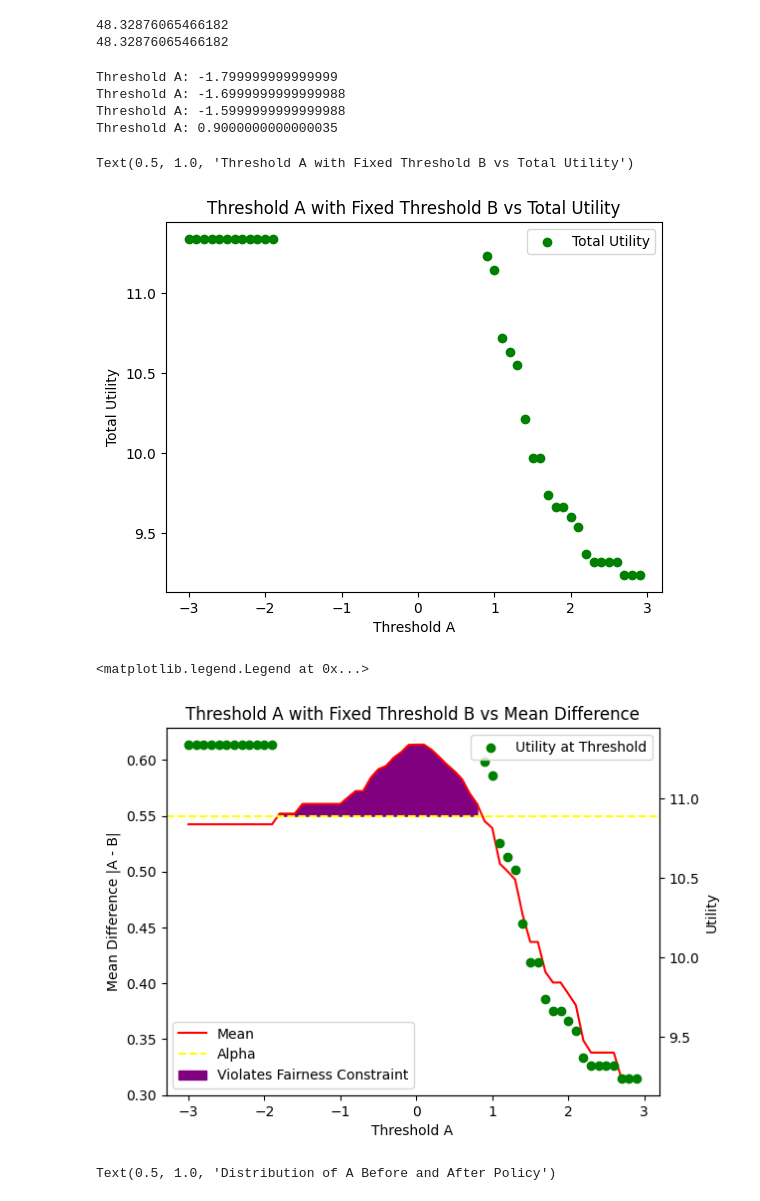
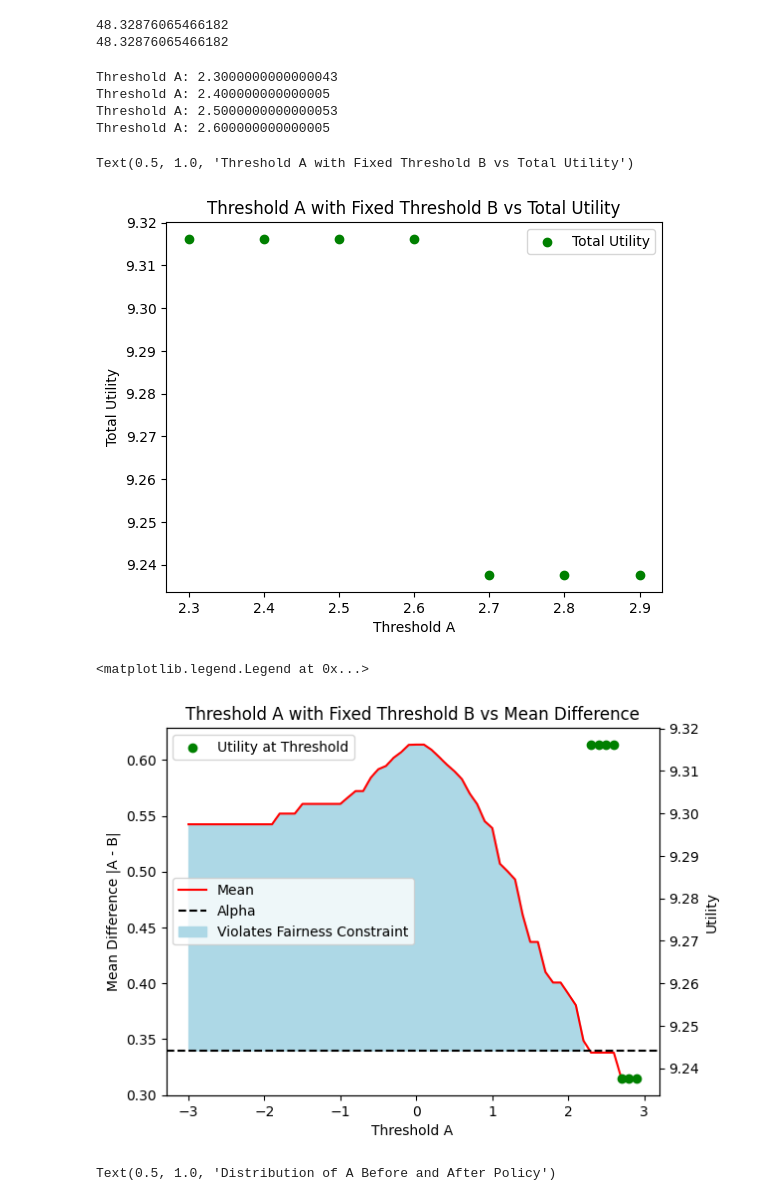
Before and after one commit to joeljins/RoAR, a Jupyter notebook: fairness/fair_thresholding_alt.ipynb, the cells around one changed output. Drawn from its saved outputs; the diff is of its cells as text; code cells hidden in the pictures.

```diff
--- a/fairness/fair_thresholding_alt.ipynb
+++ b/fairness/fair_thresholding_alt.ipynb
@@ -64,7 +64,7 @@ for alpha in tqdm(alphas):
         y_thresh_A.append(thresh_A)
         y_thresh_B.append(thresh_B)
         y_util.append(max_util)
-        pof = 1 - (y_opt/max_util)
+        pof = 1 - (max_util/y_opt)
         y_pof.append(pof)
 print(y_opt)
 print(y_pof)
@@ -161,13 +163,13 @@ max_A = None
 max_util = None
 
 c1 = []
-c2 = []
+c3 = []
 c4 = []
 
 
 thresholds = np.arange(domain[0], domain[1], interval)
 for threshold in thresholds:
-    alpha = 0.55
+    alpha = 0.34
     A = np.where(a > threshold, a + delta_A, a)
     diff = np.abs(np.mean(A) - np.mean(B))
     if round(diff,2) == alpha:
@@ -180,11 +182,11 @@ for threshold in thresholds:
         condition3 = (delta_A < 0) & (expected(a, u_plus, u_minus) < 0)
 
         c1_indices = np.where(condition1)[0]
-        c2_indices = np.where(condition2)[0]
+        c3_indices = np.where(condition2)[0]
         c4_indices = np.where(condition3)[0]
 
-        c1 = [c1_indices, a[c1_indices] + expected(a, u_plus, u_minus)[c1_indices]]
-        c2 = [c2_indices, a[c2_indices] + expected(a, u_plus, u_minus)[c2_indices]]
+        c1 = [c1_indices, a[c1_indices] + expected(a, u_plus, u_minus)[c1_indices], ]
+        c3 = [c3_indices, a[c3_indices] + expected(a, u_plus, u_minus)[c3_indices]]
         c4 = [c4_indices, a[c4_indices] + expected(a, u_plus, u_minus)[c4_indices]]
 
         max_util = utility
@@ -209,30 +211,30 @@ plt.xlabel("Threshold A")
 plt.ylabel("Total Utility")
 plt.title("Threshold A with Fixed Threshold B vs Total Utility")
 # %% [output]
-Threshold A: -1.799999999999999
-Threshold A: -1.6999999999999988
-Threshold A: -1.5999999999999988
-Threshold A: 0.9000000000000035
+Threshold A: 2.3000000000000043
+Threshold A: 2.400000000000005
+Threshold A: 2.5000000000000053
+Threshold A: 2.600000000000005
 Text(0.5, 1.0, 'Threshold A with Fixed Threshold B vs Total Utility')
-[figure, old version]
+[figure, new version]
 # %%
 ### Experiment where the threshold of B is fixed while we track utility and difference in means
 
 plt.plot(x_thresh_A, y_means_diff, label='Mean', color='red')
-plt.axhline(y=alpha, label='Alpha', color='yellow', linestyle='--')
-plt.fill_between(x_thresh_A, y_means_diff, alpha, where=(y_means_diff > alpha), color='purple', alpha=1, label='Violates Fairness Constraint')
+plt.axhline(y=alpha, label='Alpha', color='black', linestyle='--')
+plt.fill_between(x_thresh_A, y_means_diff, alpha, where=(y_means_diff > alpha), color='lightblue', alpha=1, label='Violates Fairness Constraint')
 plt.xlabel("Threshold A")
 plt.ylabel("Mean Difference |A - B|")
 plt.title("Threshold A with Fixed Threshold B vs Mean Difference")
 plt.legend()
 
 ax2 = plt.gca().twinx()
 ax2.scatter(x_util_thresh_A, total_util, label='Utility at Threshold', color='green')
 ax2.set_ylabel('Utility')
 ax2.legend()
 # %% [output]
 <matplotlib.legend.Legend at 0x...>
-[figure, old version]
+[figure, new version]
 # %%
 a = np.array(a)
 indices = np.arange(len(a))
```
Also changed, not shown: parts of 3 cells of this notebook.
